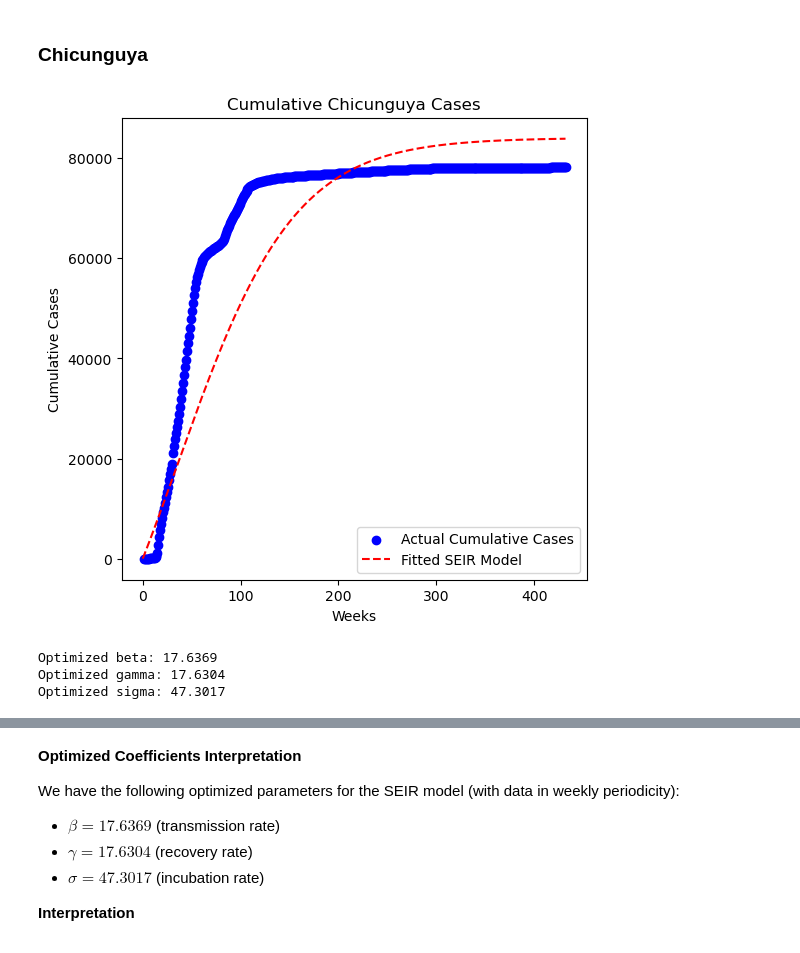
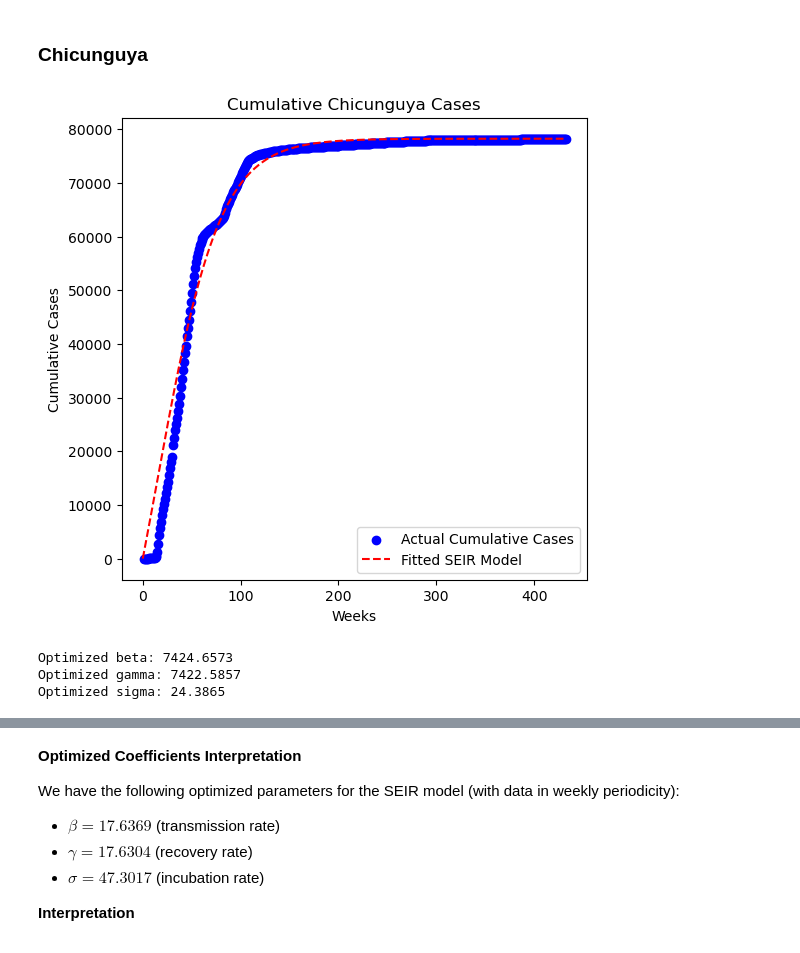
Before and after one commit to danielgvb/thesis, a Jupyter notebook: modelling/02_SIR_SEIR_epidemics.ipynb, the cells around one changed output, grey strips where cells are left out. Cells and saved outputs as stored; diff of their text form; code cells hidden in the pictures.

```diff
--- a/modelling/02_SIR_SEIR_epidemics.ipynb
+++ b/modelling/02_SIR_SEIR_epidemics.ipynb
@@ -318,0 +330,13 @@ Basic Reproduction Number R0: 1.0006
+# %%
+data = pd.read_csv('../Data/silver/varicela.csv')  # Replace with your data
+t_data = np.arange(1, len(data)+1)
+I_data = data['Casos'].values
+N = 50_327_000  # Replace with the actual population size
+
+# Load data
+C_data = np.cumsum(I_data)  # Cumulative cases
+
+# Initial conditions (I0 = first cumulative case, R0 = 0)
+I0 = C_data[0]
+R0 = 0
+S0 = N - I0 - R0
@@ -407,8 +468,8 @@ R0_z = 0
 S0_z = N - I0_z - R0_z - E0_z
 
 # Initial parameter guesses
-beta_guess = 0.5  # Transmission rate
-gamma_guess = 0.3  # Recovery rate (1/gamma = recovery period in weeks)
+beta_guess = 46  # Transmission rate
+gamma_guess = 46  # Recovery rate (1/gamma = recovery period in weeks)
 sigma_guess = 1    # Incubation rate
 initial_guess = [beta_guess, gamma_guess, sigma_guess]
 
@@ -476,8 +537,8 @@ R0_d = 0
 S0_d = N - I0_d - R0_d - E0_d
 
 # Initial parameter guesses
-beta_guess = 0.5  # Transmission rate
-gamma_guess = 0.3  # Recovery rate (1/gamma = recovery period in weeks)
+beta_guess = 0.7  # Transmission rate
+gamma_guess = 0.7  # Recovery rate (1/gamma = recovery period in weeks)
 sigma_guess = 1    # Incubation rate
 initial_guess = [beta_guess, gamma_guess, sigma_guess]
 
@@ -545,8 +606,8 @@ R0_c = 0
 S0_c = N - I0_c - R0_c - E0_c
 
 # Initial parameter guesses
-beta_guess = 0.5  # Transmission rate
-gamma_guess = 0.3  # Recovery rate (1/gamma = recovery period in weeks)
+beta_guess = 46  # Transmission rate
+gamma_guess = 46  # Recovery rate (1/gamma = recovery period in weeks)
 sigma_guess = 1    # Incubation rate
 initial_guess = [beta_guess, gamma_guess, sigma_guess]
 
@@ -563,34 +624,34 @@ beta_opt, gamma_opt, sigma_opt = popt
 t_sim = np.linspace(0, t_data_c[-1], t_data_c[-1])
 cumulative_opt_c, I_opt_c, R_opt_c = simulate_seir(S0_c, E0_c, I0_c, R0_c, t_sim, beta_opt, gamma_opt, sigma_opt, N)
 
 
 
 # Compute RMSE
 rmse_c = np.sqrt(mean_squared_error(C_data_c, cumulative_opt_c))
 # Compute R^2 Score
 r2_c = r2_score(C_data_c, cumulative_opt_c)
 
 # Store results
 evaluation_metrics_seir['Chicunguya'] = {'RMSE': rmse_c, 'R2': r2_c}
 
 
 # Plot cumulative cases
 plt.figure(figsize=(6, 6))
 plt.scatter(t_data_c, C_data_c, label='Actual Cumulative Cases', color='blue')
 plt.plot(t_sim, cumulative_opt_c, label='Fitted SEIR Model', linestyle='--', color='red')
 plt.xlabel('Weeks')
 plt.ylabel('Cumulative Cases')
 plt.title('Cumulative Chicunguya Cases')
 plt.legend()
 plt.savefig('../plots/seir_chicunguya.png', dpi=300, bbox_inches='tight')
 plt.show()
 
 # Print results
 print(f"Optimized beta: {beta_opt:.4f}")
 print(f"Optimized gamma: {gamma_opt:.4f}")
 print(f"Optimized sigma: {sigma_opt:.4f}")
 # %% [output]
-[figure, old version]
+[figure, new version]
-Optimized beta: 17.6369
-Optimized gamma: 17.6304
-Optimized sigma: 47.3017
+Optimized beta: 7424.6573
+Optimized gamma: 7422.5857
+Optimized sigma: 24.3865
```
Also changed, not shown: parts of 14 cells of this notebook, 26 other files.
